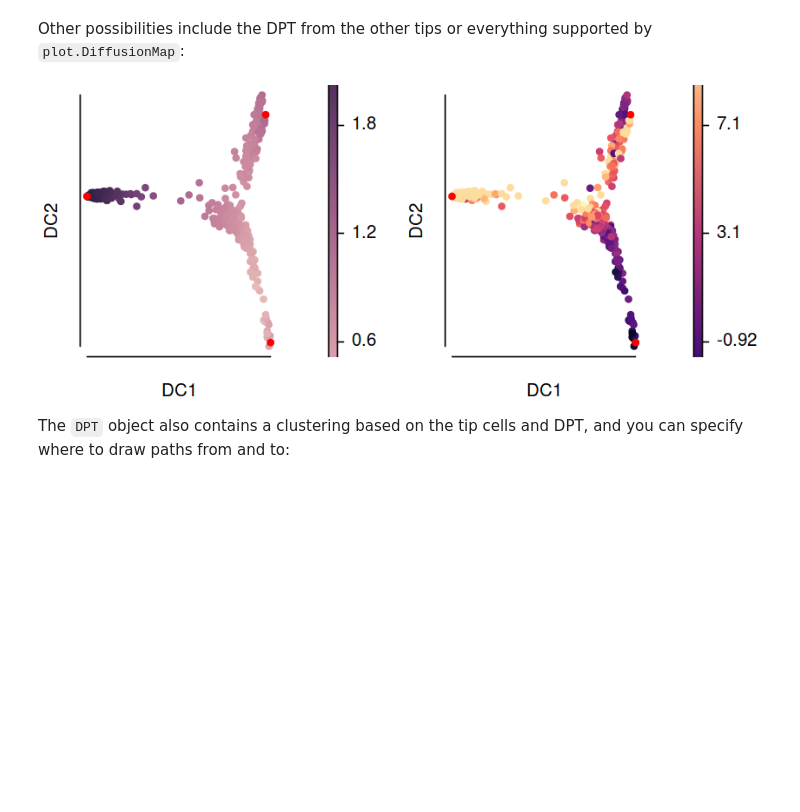
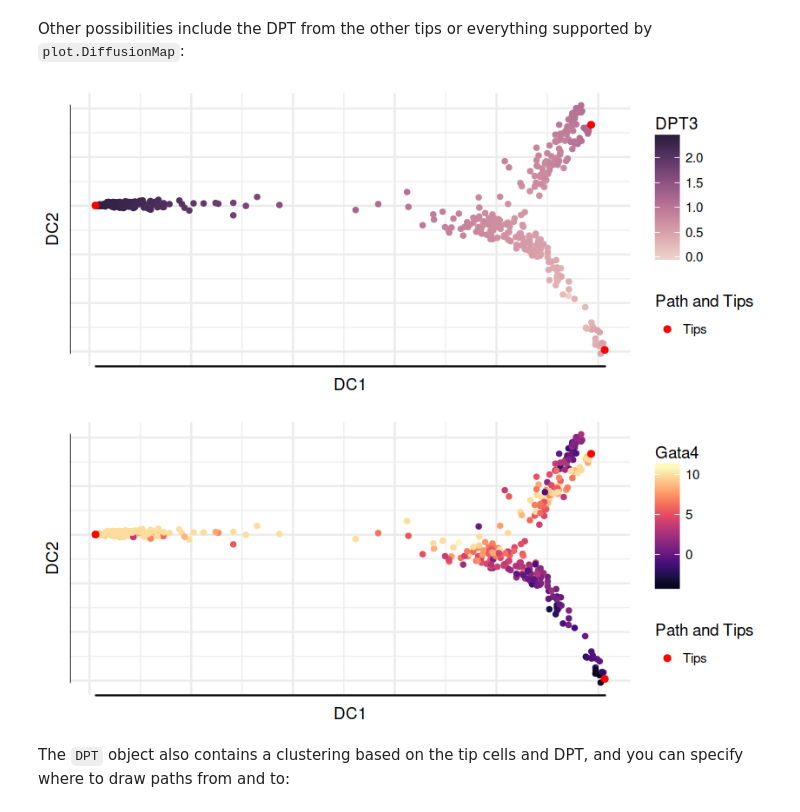
Before and after one commit to theislab/destiny, a Jupyter notebook: vignettes/DPT.ipynb, the cells around one changed output. Saved outputs shown, nothing was run; the diff lists cells and outputs as text; code cells hidden in the pictures; blank space fills up the shorter version.

Commit message:
switched to ggplot for plotting (#7)

```diff
--- a/vignettes/DPT.ipynb
+++ b/vignettes/DPT.ipynb
@@ -43,11 +43,12 @@ Other possibilities include the DPT from the other tips or everything supported
 # %%
 old <- options(repr.plot.height = 3)
 # %%
-par(mfrow = c(1,2), pch = 20, mar = c(2,2,0,1))
+par(mfrow = c(1,2), mar = c(2,2,0,1))
 plot(dpt, col_by = 'DPT3')
 plot(dpt, col_by = 'Gata4', pal = viridis::magma)
 # %% [output]
-[figure, old version]
+[figure, new version]
+[figure, added]
 # %%
 options(old)
 # %% [markdown]
```
Also changed, not shown: parts of 4 cells of this notebook, 11 other files.
